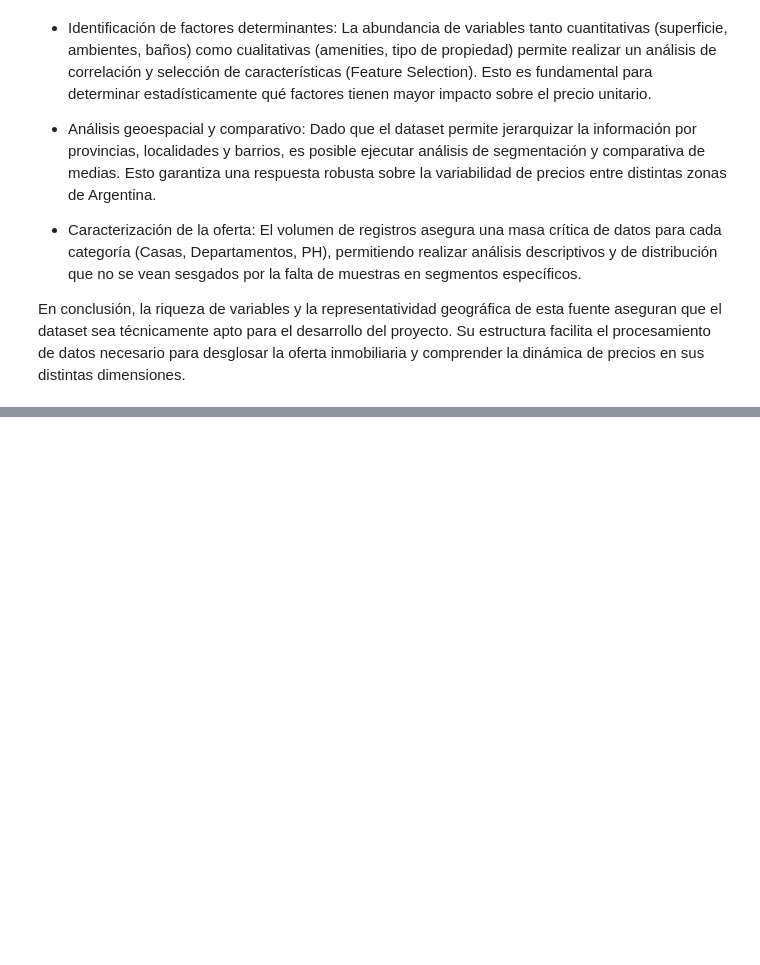
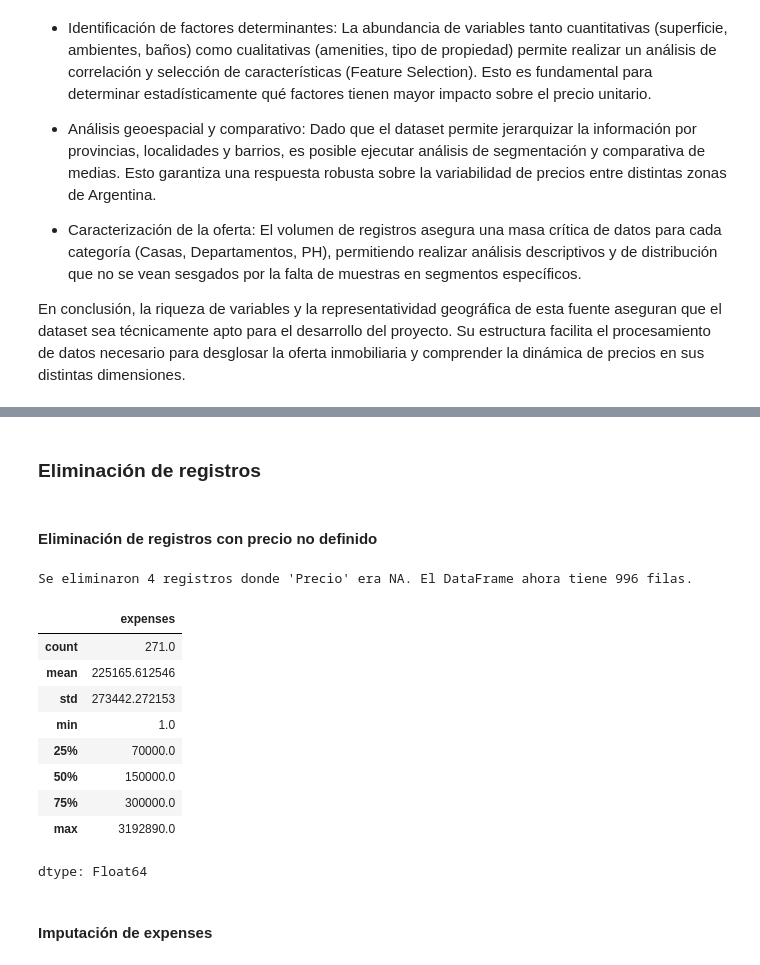
Before and after one commit to GomezMorales/TP_INTEGRADOR_CIENCIAS_DE_DATOS, a Jupyter notebook: TP_integrador_Ciencias_de_datos.ipynb, the cells around one changed output, grey strips where cells are left out. Drawn from its saved outputs; the diff is of its cells as text; code cells hidden in the pictures; blank space fills up the shorter version.

```diff
--- a/TP_integrador_Ciencias_de_datos.ipynb
+++ b/TP_integrador_Ciencias_de_datos.ipynb
@@ -255,0 +444,22 @@ esta fuente aseguran que el dataset sea técnicamente apto para el desarrollo de
+# %%
+def cast_to_datetime(df: pd.DataFrame,
+                     columns:list=[],
+                     date_format: str = '%d/%m/%Y') -> pd.DataFrame:
+    """
+    Castea una o varias columnas de un DataFrame a tipo datetime con un formato específico.
+
+    Args:
+        df (pd.DataFrame): El DataFrame de entrada.
+        columns (str or list): El nombre de la columna o una lista de nombres de columnas a castear.
+        date_format (str): El formato de fecha esperado (por defecto es '%d/%m/%Y').
+
+    """
+    for col in columns:
+        if col in df.columns:
+            # Usar errors='coerce' para convertir fechas no parseables en NaT (Not a Time)
+            df[col] = pd.to_datetime(df[col], format=date_format, errors='coerce')
+
+    return df
+
+columns = ['Fecha_de_publicacion']
+df_clean = cast_to_datetime(df_clean,columns=columns, date_format='%m/%d/%y')
@@ -255,0 +521,31 @@ esta fuente aseguran que el dataset sea técnicamente apto para el desarrollo de
+# %% [markdown]
+### Eliminación de registros
+# %% [markdown]
+#### Eliminación de registros con precio no definido
+# %%
+"""
+Justificación:
+  Se opta por eliminación del registro a aquellos donde el precio no este definido, ya que esta es una de las variables mas importantes del dataset y la muestra que cumple esta condición es pequeña.
+"""
+
+initial_rows = df_clean.shape[0]
+df_clean.dropna(subset=['Precio'], inplace=True)
+removed_rows = initial_rows - df_clean.shape[0]
+print(f"Se eliminaron {removed_rows} registros donde 'Precio' era NA. El DataFrame ahora tiene {df_clean.shape[0]} filas.")
+# %% [output]
+Se eliminaron 4 registros donde 'Precio' era NA. El DataFrame ahora tiene 996 filas.
+# %%
+df_clean['expenses'].describe()
+# %% [output]
+|  | expenses |
+| count | 271.0 |
+| mean | 225165.612546 |
+| std | 273442.272153 |
+| min | 1.0 |
+| 25% | 70000.0 |
+| 50% | 150000.0 |
+| 75% | 300000.0 |
+| max | 3192890.0 |
+dtype: Float64
+# %% [markdown]
+#### Imputación de expenses
```
Also changed, not shown: parts of 30 cells of this notebook.
